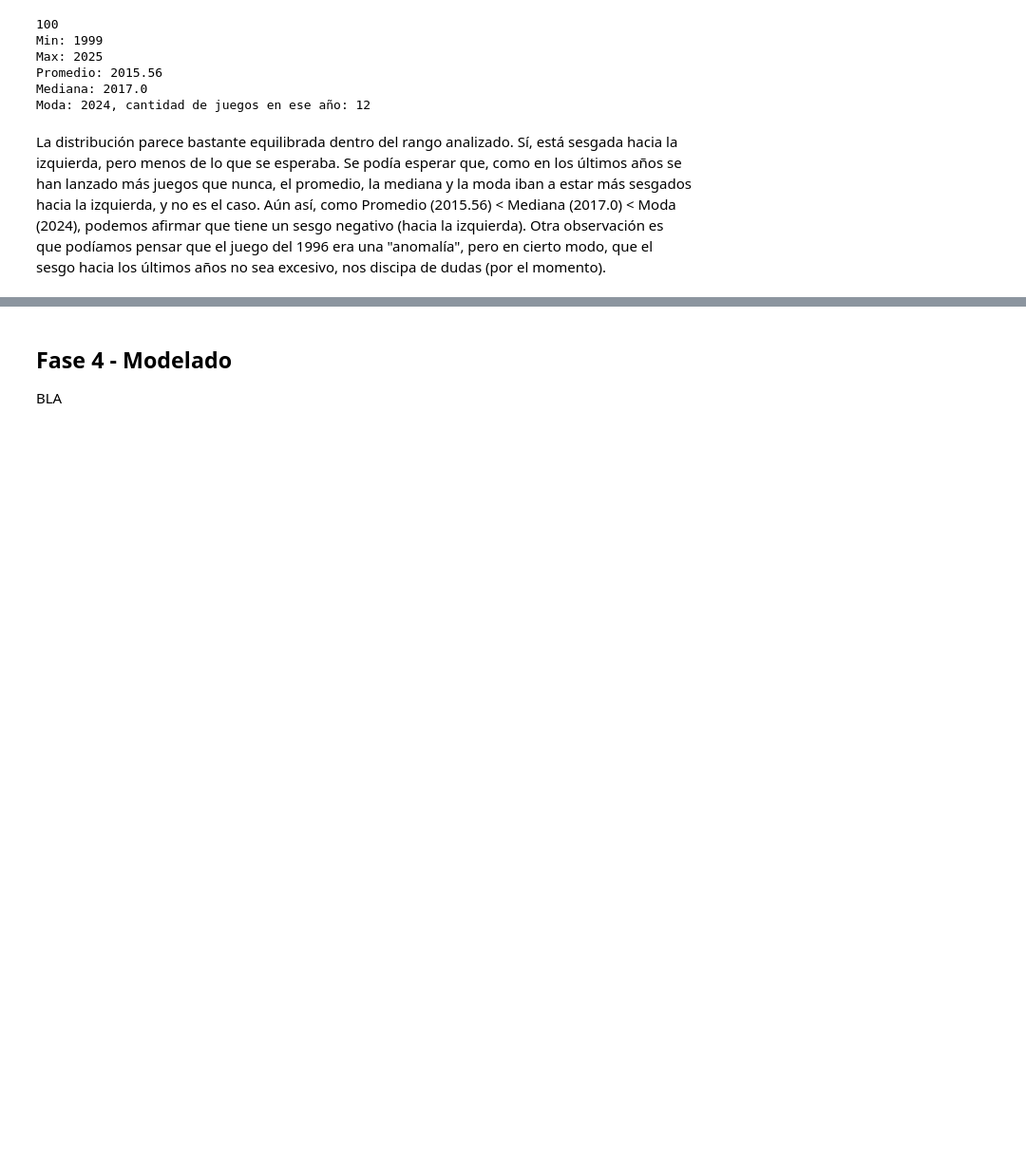
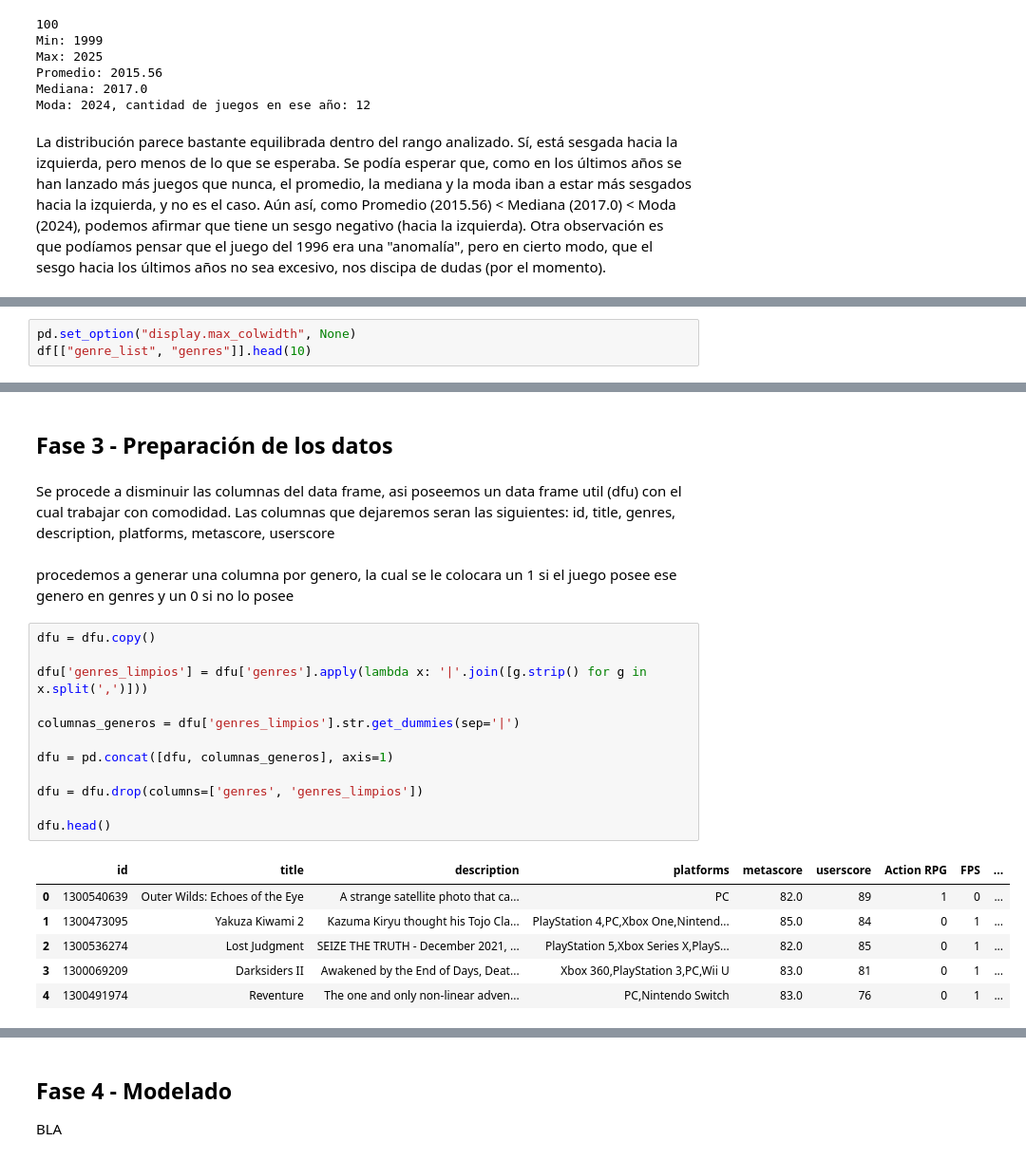
Before and after one commit to SantiagoCiaponi/data-science, a Jupyter notebook: data_mining.ipynb, the cells around one changed output, grey strips where cells are left out. Shown at 95% size. Cells and saved outputs as stored; diff of their text form; blank space fills up the shorter version.

```diff
--- a/data_mining.ipynb
+++ b/data_mining.ipynb
@@ -325,0 +369,3 @@ BLA
+# %%
+pd.set_option("display.max_colwidth", None)
+df[["genre_list", "genres"]].head(10)
@@ -325,0 +647,25 @@ BLA
+# %% [markdown]
+## Fase 3 - Preparación de los datos
+# %% [markdown]
+Se procede a disminuir las columnas del data frame, asi poseemos un data frame util (dfu) con el cual trabajar con comodidad. Las columnas que dejaremos seran las siguientes: id, title, genres, description, platforms, metascore, userscore
+# %% [markdown]
+procedemos a generar una columna por genero, la cual se le colocara un 1 si el juego posee ese genero en genres y un 0 si no lo posee
+# %%
+dfu = dfu.copy()
+
+dfu['genres_limpios'] = dfu['genres'].apply(lambda x: '|'.join([g.strip() for g in x.split(',')]))
+
+columnas_generos = dfu['genres_limpios'].str.get_dummies(sep='|')
+
+dfu = pd.concat([dfu, columnas_generos], axis=1)
+
+dfu = dfu.drop(columns=['genres', 'genres_limpios'])
+
+dfu.head()
+# %% [output]
+|  | id | title | description | platforms | metascore | userscore | Action RPG | FPS | ... |
+| 0 | 1300540639 | Outer Wilds: Echoes of the Eye | A strange satellite photo that ca... | PC | 82.0 | 89 | 1 | 0 | ... |
+| 1 | 1300473095 | Yakuza Kiwami 2 | Kazuma Kiryu thought his Tojo Cla... | PlayStation 4,PC,Xbox One,Nintend... | 85.0 | 84 | 0 | 1 | ... |
+| 2 | 1300536274 | Lost Judgment | SEIZE THE TRUTH - December 2021, ... | PlayStation 5,Xbox Series X,PlayS... | 82.0 | 85 | 0 | 1 | ... |
+| 3 | 1300069209 | Darksiders II | Awakened by the End of Days, Deat... | Xbox 360,PlayStation 3,PC,Wii U | 83.0 | 81 | 0 | 1 | ... |
+| 4 | 1300491974 | Reventure | The one and only non-linear adven... | PC,Nintendo Switch | 83.0 | 76 | 0 | 1 | ... |
```
Also changed, not shown: parts of 133 cells of this notebook.
